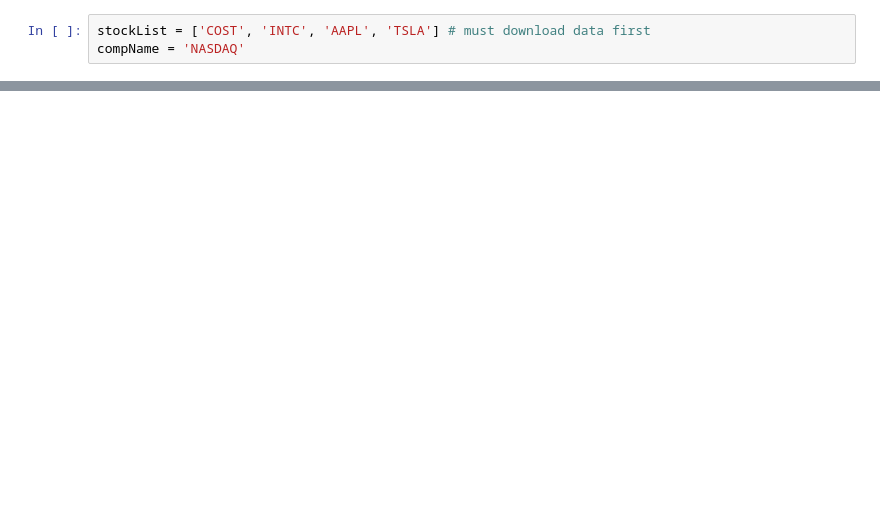
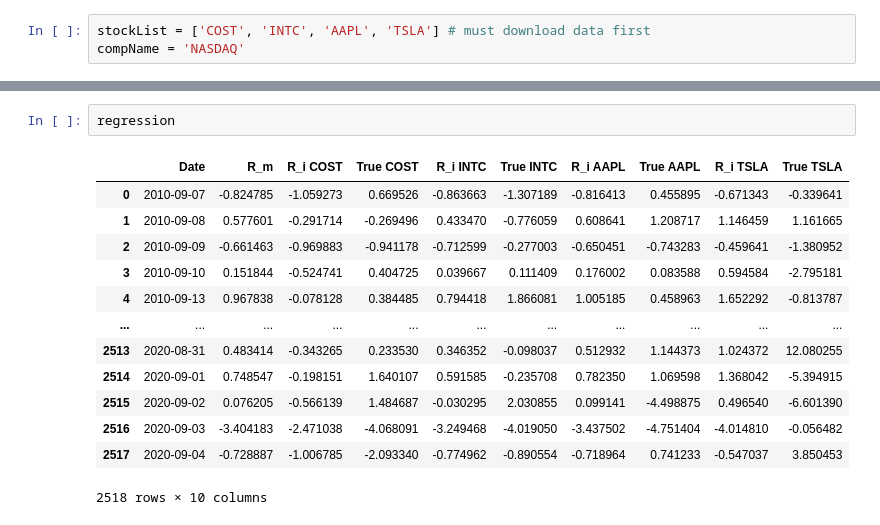
Before and after one commit to mirwong/finmetrics, a Jupyter notebook: linearity_tests/Linearity_Test_v1.ipynb, the cells around one changed output, grey strips where cells are left out. Drawn from its saved outputs; the diff is of its cells as text; blank space fills up the shorter version.

```diff
--- a/linearity_tests/Linearity_Test_v1.ipynb
+++ b/linearity_tests/Linearity_Test_v1.ipynb
@@ -76,0 +179,16 @@ R_om = min([abs(c) for c in stocks['cov']])
+# %%
+regression
+# %% [output]
+|  | Date | R_m | R_i COST | True COST | R_i INTC | True INTC | R_i AAPL | True AAPL | R_i TSLA | True TSLA |
+| 0 | 2010-09-07 | -0.824785 | -1.059273 | 0.669526 | -0.863663 | -1.307189 | -0.816413 | 0.455895 | -0.671343 | -0.339641 |
+| 1 | 2010-09-08 | 0.577601 | -0.291714 | -0.269496 | 0.433470 | -0.776059 | 0.608641 | 1.208717 | 1.146459 | 1.161665 |
+| 2 | 2010-09-09 | -0.661463 | -0.969883 | -0.941178 | -0.712599 | -0.277003 | -0.650451 | -0.743283 | -0.459641 | -1.380952 |
+| 3 | 2010-09-10 | 0.151844 | -0.524741 | 0.404725 | 0.039667 | 0.111409 | 0.176002 | 0.083588 | 0.594584 | -2.795181 |
+| 4 | 2010-09-13 | 0.967838 | -0.078128 | 0.384485 | 0.794418 | 1.866081 | 1.005185 | 0.458963 | 1.652292 | -0.813787 |
+| ... | ... | ... | ... | ... | ... | ... | ... | ... | ... | ... |
+| 2513 | 2020-08-31 | 0.483414 | -0.343265 | 0.233530 | 0.346352 | -0.098037 | 0.512932 | 1.144373 | 1.024372 | 12.080255 |
+| 2514 | 2020-09-01 | 0.748547 | -0.198151 | 1.640107 | 0.591585 | -0.235708 | 0.782350 | 1.069598 | 1.368042 | -5.394915 |
+| 2515 | 2020-09-02 | 0.076205 | -0.566139 | 1.484687 | -0.030295 | 2.030855 | 0.099141 | -4.498875 | 0.496540 | -6.601390 |
+| 2516 | 2020-09-03 | -3.404183 | -2.471038 | -4.068091 | -3.249468 | -4.019050 | -3.437502 | -4.751404 | -4.014810 | -0.056482 |
+| 2517 | 2020-09-04 | -0.728887 | -1.006785 | -2.093340 | -0.774962 | -0.890554 | -0.718964 | 0.741233 | -0.547037 | 3.850453 |
+2518 rows × 10 columns
```
Also changed, not shown: parts of 22 cells of this notebook.
